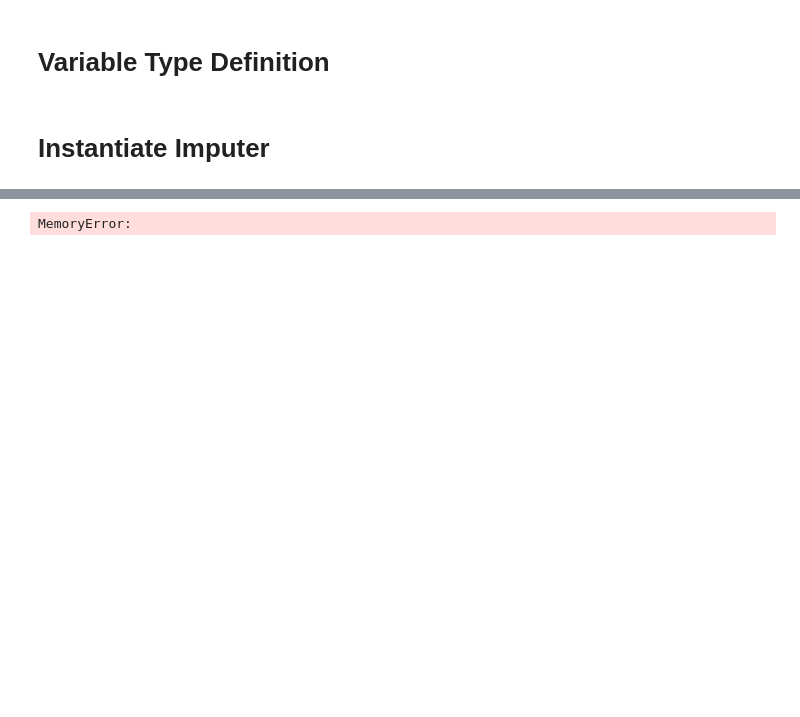
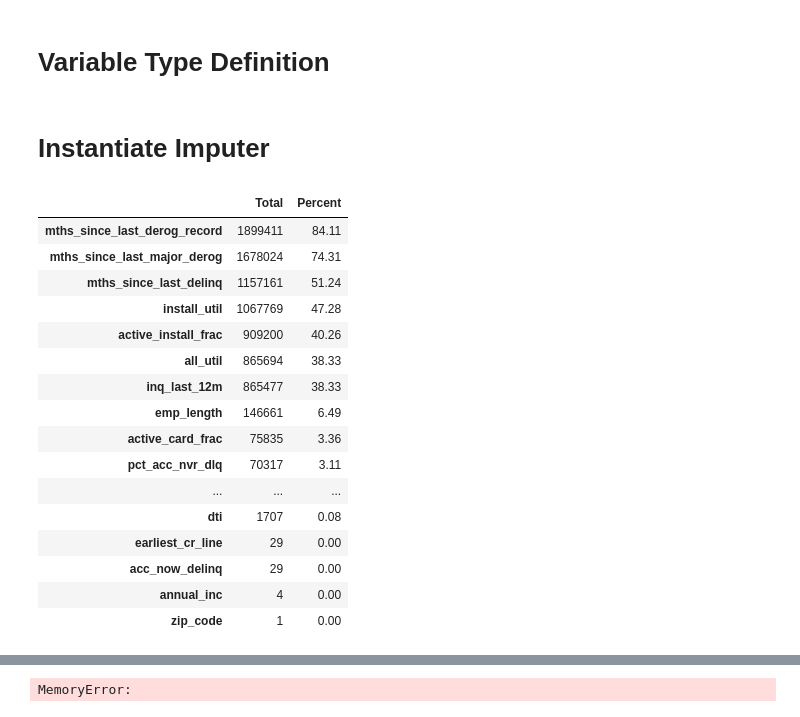
Before and after one commit to bbzou/LC_Capstone, a Jupyter notebook: Austin/03_Imputing_Data_Frame.ipynb, the cells around one changed output, grey strips where cells are left out. Saved outputs shown, nothing was run; the diff lists cells and outputs as text; code cells hidden in the pictures; blank space fills up the shorter version.

```diff
--- a/Austin/03_Imputing_Data_Frame.ipynb
+++ b/Austin/03_Imputing_Data_Frame.ipynb
@@ -28,8 +26,7 @@ def imputer_score(imputer,estimator,x_miss,y):
 # %% [markdown]
 # Import Data
 # %%
-df=pd.read_csv('lean_df_4.csv',index_col='id')
-mybatch=minibatch(df)
+df=pd.read_csv('lean_df_5.csv',index_col='id')
 # %% [markdown]
 # Variable Type Definition
 # %%
@@ -55,2 +52,23 @@ imp_const_n1 = SimpleImputer(missing_values=np.nan,fill_value=-1,strategy="const
 imp_KNN = KNN(k=3)
 # imp_MICE = IterativeImputer(random_state=0)
+# %%
+missingdf=missingValuesInfo(df)
+missingdf
+# %% [output]
+|  | Total | Percent |
+| mths_since_last_derog_record | 1899411 | 84.11 |
+| mths_since_last_major_derog | 1678024 | 74.31 |
+| mths_since_last_delinq | 1157161 | 51.24 |
+| install_util | 1067769 | 47.28 |
+| active_install_frac | 909200 | 40.26 |
+| all_util | 865694 | 38.33 |
+| inq_last_12m | 865477 | 38.33 |
+| emp_length | 146661 | 6.49 |
+| active_card_frac | 75835 | 3.36 |
+| pct_acc_nvr_dlq | 70317 | 3.11 |
+| ... | ... | ... |
+| dti | 1707 | 0.08 |
+| earliest_cr_line | 29 | 0.00 |
+| acc_now_delinq | 29 | 0.00 |
+| annual_inc | 4 | 0.00 |
+| zip_code | 1 | 0.00 |
```
Also changed, not shown: parts of 12 cells of this notebook.
